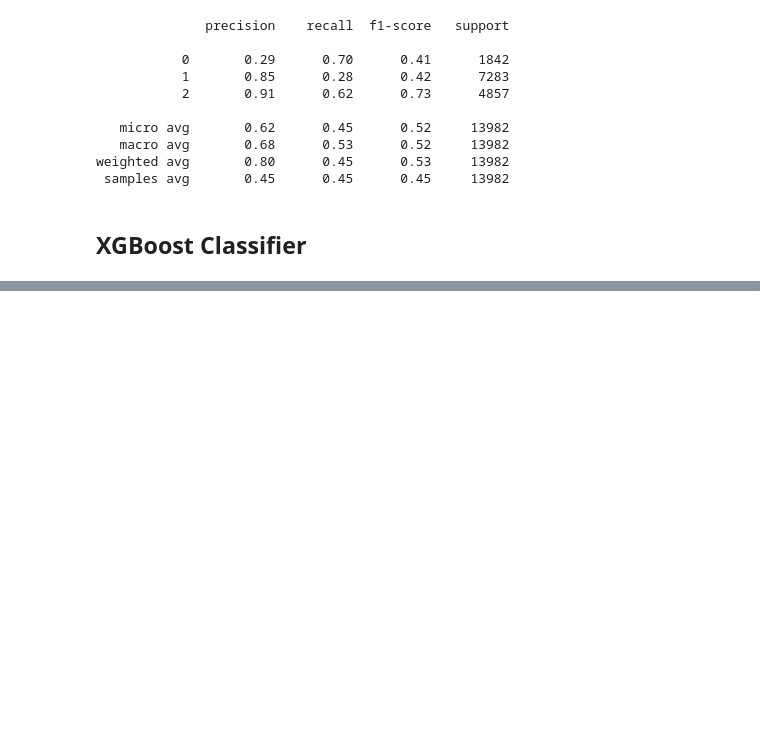
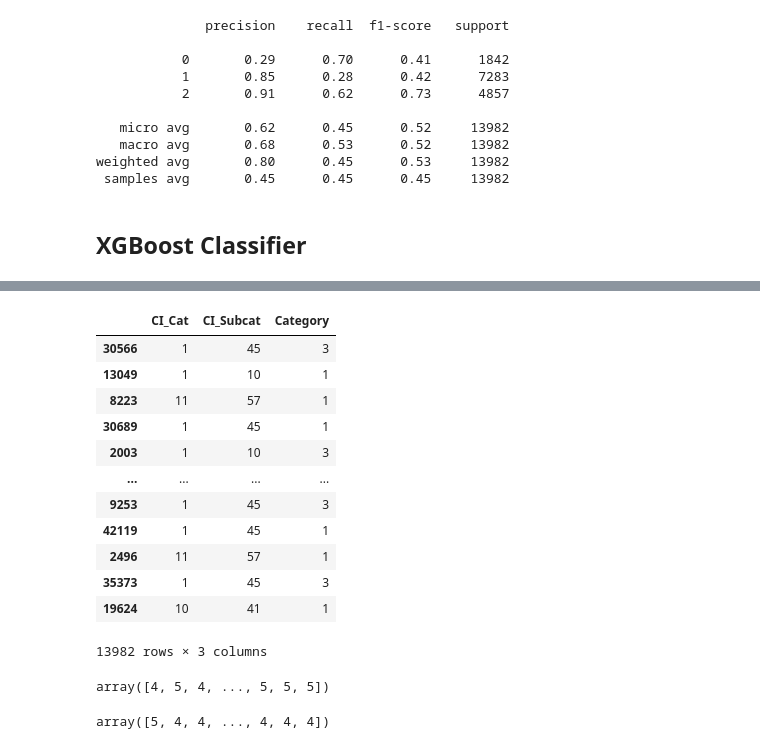
Before and after one commit to SHASHANKV9611/ABC-Tech-ITSM---ML, a Jupyter notebook: ABC_Tech.ipynb, the cells around one changed output, grey strips where cells are left out. Saved outputs shown, nothing was run; the diff lists cells and outputs as text; code cells hidden in the pictures; blank space fills up the shorter version.

```diff
--- a/ABC_Tech.ipynb
+++ b/ABC_Tech.ipynb
@@ -774,0 +837,25 @@ ValueError: ignored
+# %%
+X_test
+# %% [output]
+|  | CI_Cat | CI_Subcat | Category |
+| 30566 | 1 | 45 | 3 |
+| 13049 | 1 | 10 | 1 |
+| 8223 | 11 | 57 | 1 |
+| 30689 | 1 | 45 | 1 |
+| 2003 | 1 | 10 | 3 |
+| ... | ... | ... | ... |
+| 9253 | 1 | 45 | 3 |
+| 42119 | 1 | 45 | 1 |
+| 2496 | 11 | 57 | 1 |
+| 35373 | 1 | 45 | 3 |
+| 19624 | 10 | 41 | 1 |
+13982 rows × 3 columns
+# %%
+y_1
+# %% [output]
+array([4, 5, 4, ..., 5, 5, 5])
+# %%
+y_test=np.array(y_test)
+y_test
+# %% [output]
+array([5, 4, 4, ..., 4, 4, 4])
```
Also changed, not shown: parts of 9 cells of this notebook.
